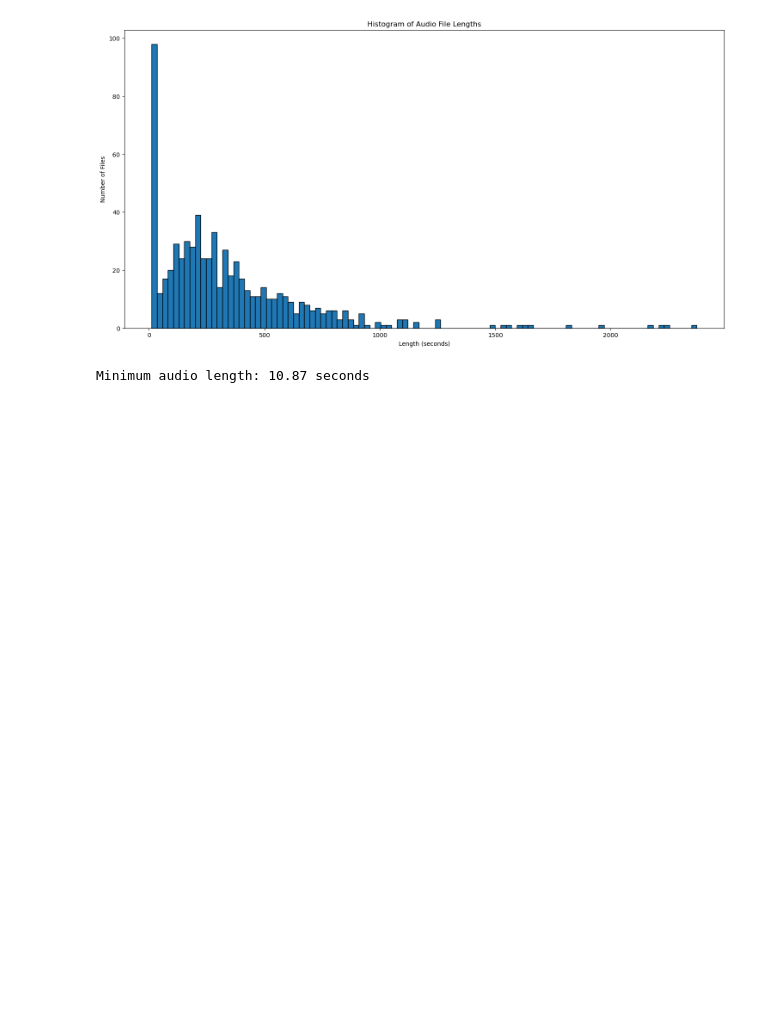
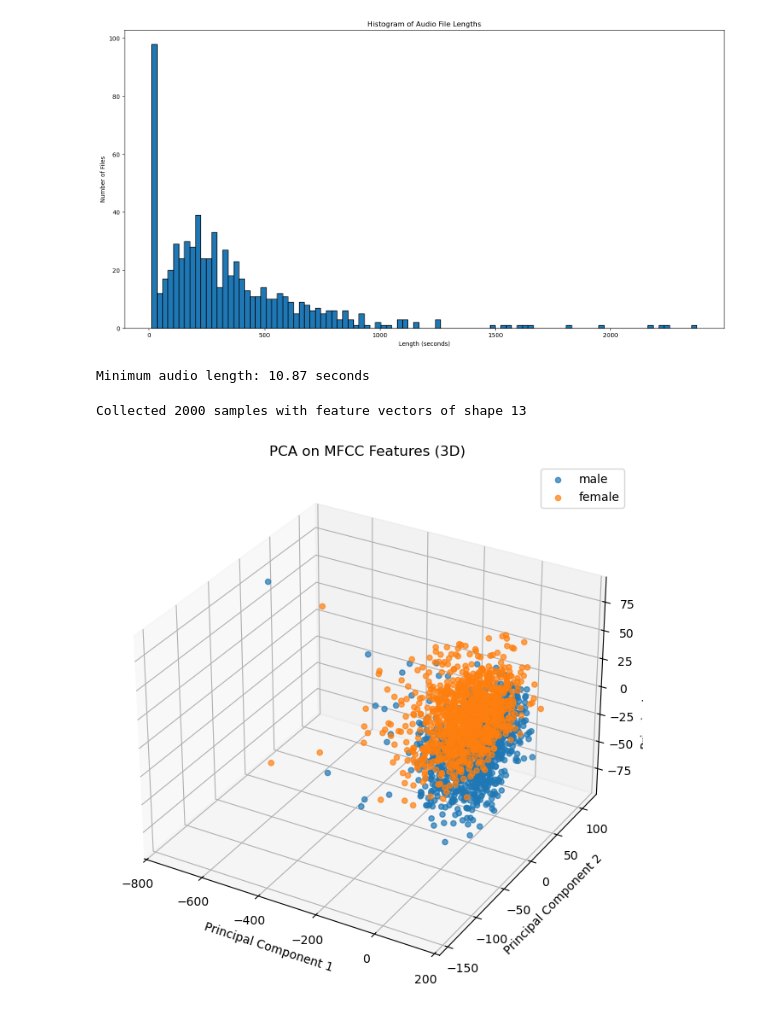
Before and after one commit to mrmh13801225/UT_ML_Project, a Jupyter notebook: src/FinalProject.ipynb, the cells around one changed output. Saved outputs shown, nothing was run; the diff lists cells and outputs as text; code cells hidden in the pictures; blank space fills up the shorter version.

Commit message:
add pca and tsne on mfcc

```diff
--- a/src/FinalProject.ipynb
+++ b/src/FinalProject.ipynb
@@ -785,0 +736,48 @@ Minimum audio length: 10.87 seconds
+# %%
+all_vectors = []
+all_labels = []
+
+for sample in male_samples:
+    vec = get_feature_vector(sample, feature_name="mfcc")
+    if vec is not None:
+        all_vectors.append(vec)
+        all_labels.append("male")
+
+for sample in female_samples:
+    vec = get_feature_vector(sample, feature_name="mfcc")
+    if vec is not None:
+        all_vectors.append(vec)
+        all_labels.append("female")
+
+all_vectors = np.array(all_vectors)
+all_labels = np.array(all_labels)
+
+print("Collected", all_vectors.shape[0], "samples with feature vectors of shape", all_vectors.shape[1])
+# %% [output]
+Collected 2000 samples with feature vectors of shape 13
+# %%
+import matplotlib.pyplot as plt
+from mpl_toolkits.mplot3d import Axes3D
+from sklearn.decomposition import PCA
+
+# Perform PCA with 3 components
+pca = PCA(n_components=3)
+all_pca = pca.fit_transform(all_vectors)
+
+# Create a 3D plot
+fig = plt.figure(figsize=(10, 8))
+ax = fig.add_subplot(111, projection='3d')
+
+# Plot data points for each gender
+for gender in ["male", "female"]:
+    idx = all_labels == gender
+    ax.scatter(all_pca[idx, 0], all_pca[idx, 1], all_pca[idx, 2], label=gender, alpha=0.7)
+
+ax.set_title("PCA on MFCC Features (3D)")
+ax.set_xlabel("Principal Component 1")
+ax.set_ylabel("Principal Component 2")
+ax.set_zlabel("Principal Component 3")
+ax.legend()
+plt.show()
+# %% [output]
+[figure, added]
```
Also changed, not shown: parts of 7 cells of this notebook.
